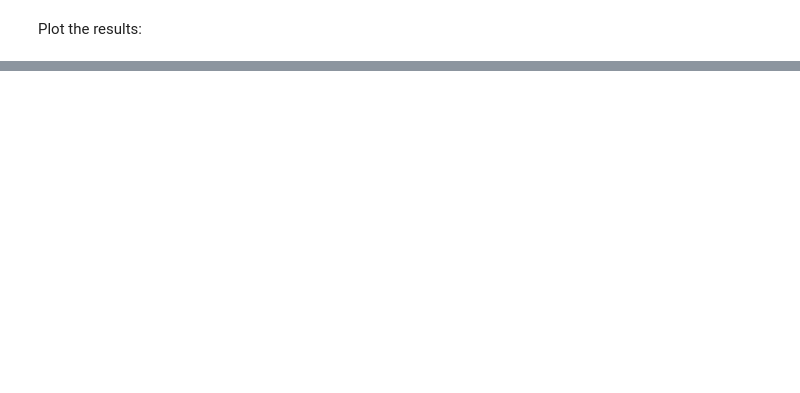
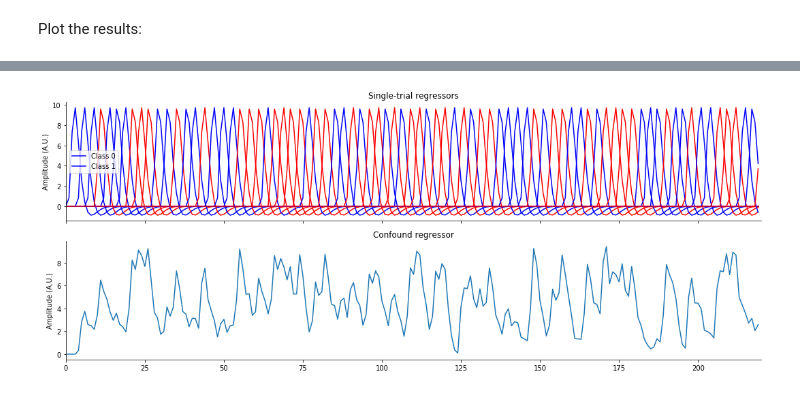
Before and after one commit to lukassnoek/MVCA, a Jupyter notebook: analyses/suppl_simulations/functional_MRI_simulation.ipynb, the cells around one changed output, grey strips where cells are left out. Cells and saved outputs as stored; diff of their text form; code cells hidden in the pictures; blank space fills up the shorter version.

```diff
--- a/analyses/suppl_simulations/functional_MRI_simulation.ipynb
+++ b/analyses/suppl_simulations/functional_MRI_simulation.ipynb
@@ -846,0 +984,28 @@ plt.show()
+# %%
+fmri_gen = FmriData(P=2, I=40, I_dur=1, ISIs=[4,5], TR=2,
+                    K=(2, 1), ar1_rho=0.5, smoothness=1,
+                    noise_factor=1, cond_means=(1, 1),
+                    cond_stds=(0.5, 0.5), single_trial=True,
+                    conf_params=dict(corr=0.9, mean=2, std=0))
+
+X, y, conds, true_params = fmri_gen.generate_data()
+betas, stderrs, tvals = fmri_gen.fit_glm(X, y, control_for_conf=True, aggressive=True)
+
+fig, ax = plt.subplots(nrows=2, sharex=True, figsize=(15, 6))
+for i in np.arange(1, 81):
+    ax[0].plot(X[:, i], c='r' if conds[i-1] else 'b')
+
+ax[0].legend(['Class 0', 'Class 1'])
+ax[0].set_title("Single-trial regressors")
+
+ax[1].plot(X[:, -1])
+ax[1].set_title("Confound regressor")
+
+for i in [0, 1]:
+    ax[i].set_ylabel('Amplitude (A.U.)')
+    ax[i].set_xlim(0, 220)
+
+sns.despine()
+plt.tight_layout()
+# %% [output]
+[figure, added]
```
Also changed, not shown: parts of 67 cells of this notebook, 10 other files.
